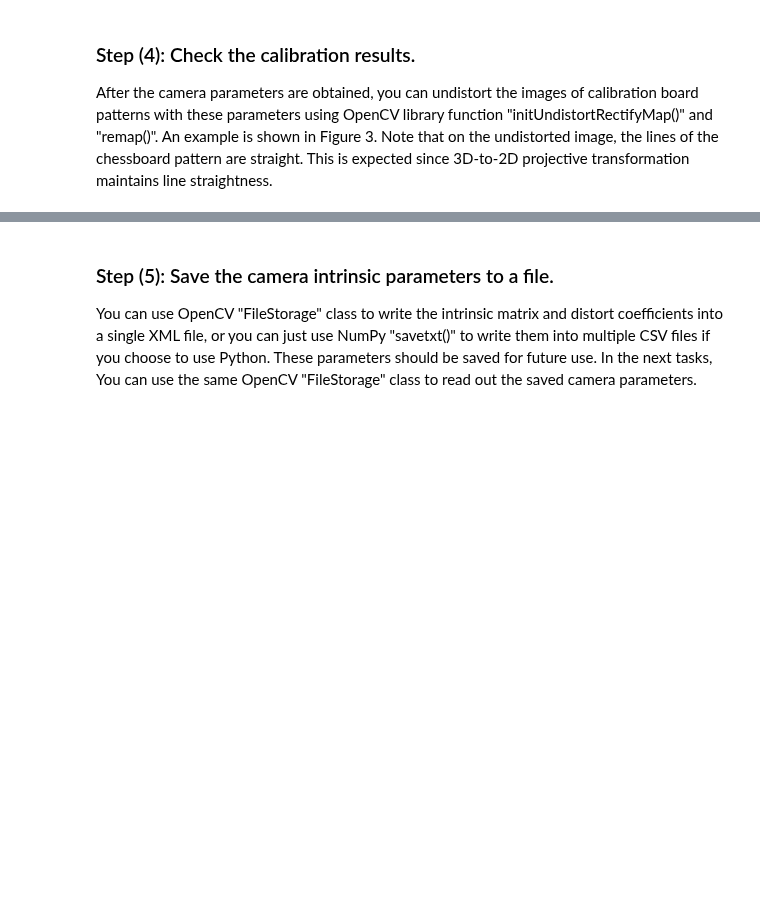
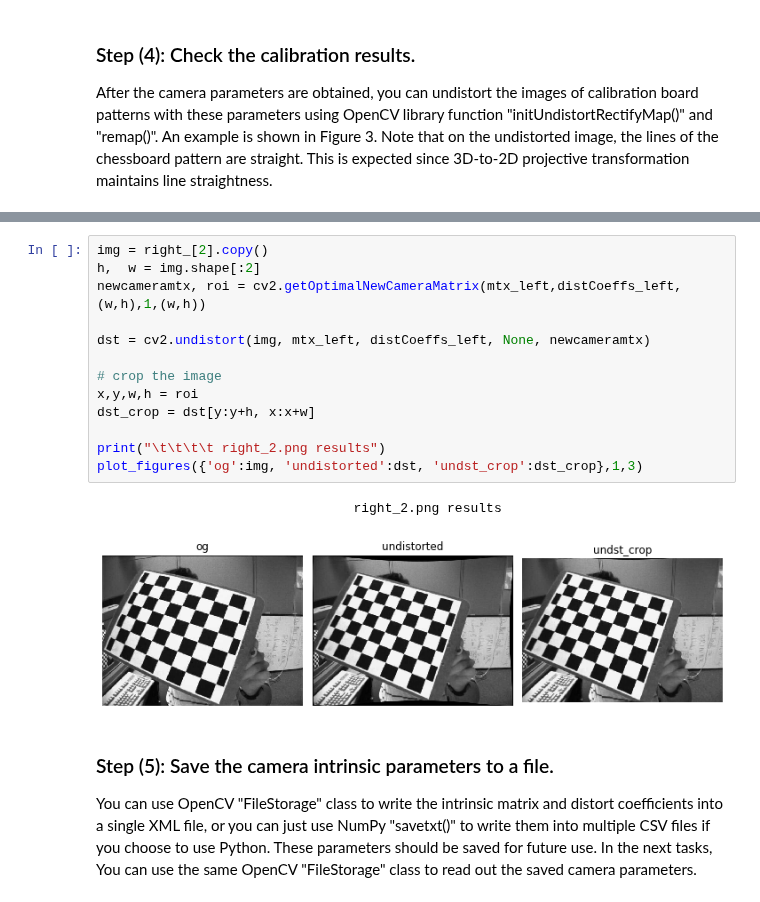
Before and after one commit to eshangaur/Perception-in-Robotics, a Jupyter notebook: project_2a/code/task_1/task1.ipynb, the cells around one changed output, grey strips where cells are left out. Cells and saved outputs as stored; diff of their text form; blank space fills up the shorter version.

```diff
--- a/project_2a/code/task_1/task1.ipynb
+++ b/project_2a/code/task_1/task1.ipynb
@@ -157,3 +202,19 @@ plot_figures({'og':img, 'undistorted':dst, 'undst_crop':dst_crop},1,3)
+# %%
+img = right_[2].copy()
+h,  w = img.shape[:2]
+newcameramtx, roi = cv2.getOptimalNewCameraMatrix(mtx_left,distCoeffs_left,(w,h),1,(w,h))
+
+dst = cv2.undistort(img, mtx_left, distCoeffs_left, None, newcameramtx)
+
+# crop the image
+x,y,w,h = roi
+dst_crop = dst[y:y+h, x:x+w]
+
+print("\t\t\t\t right_2.png results")
+plot_figures({'og':img, 'undistorted':dst, 'undst_crop':dst_crop},1,3)
+# %% [output]
+                                 right_2.png results
+[figure, added]
 # %% [markdown]
 ### Step (5): Save the camera intrinsic parameters to a file.
 You can use OpenCV "FileStorage" class to write the intrinsic matrix and distort coefficients into a single XML file, or you can just use NumPy "savetxt()" to write them into multiple CSV files if you choose to use Python. These parameters should be saved for future use. In the next tasks, You can use the same OpenCV "FileStorage" class to read out the saved camera parameters.
```
Also changed, not shown: parts of 17 cells of this notebook, 49 other files.
